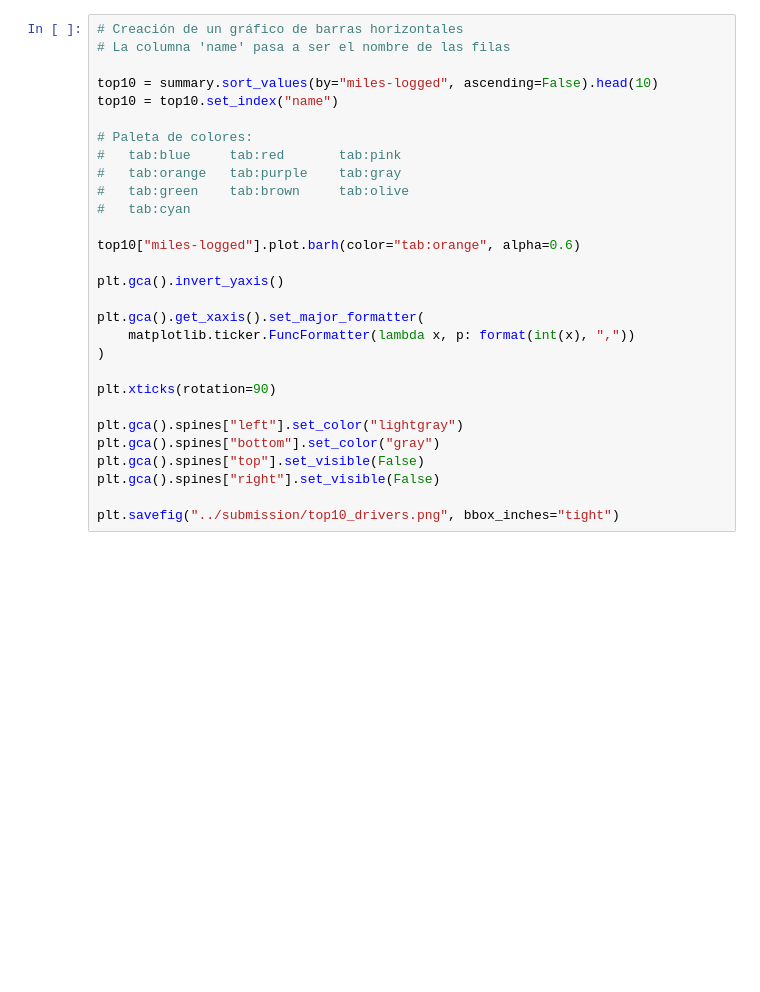
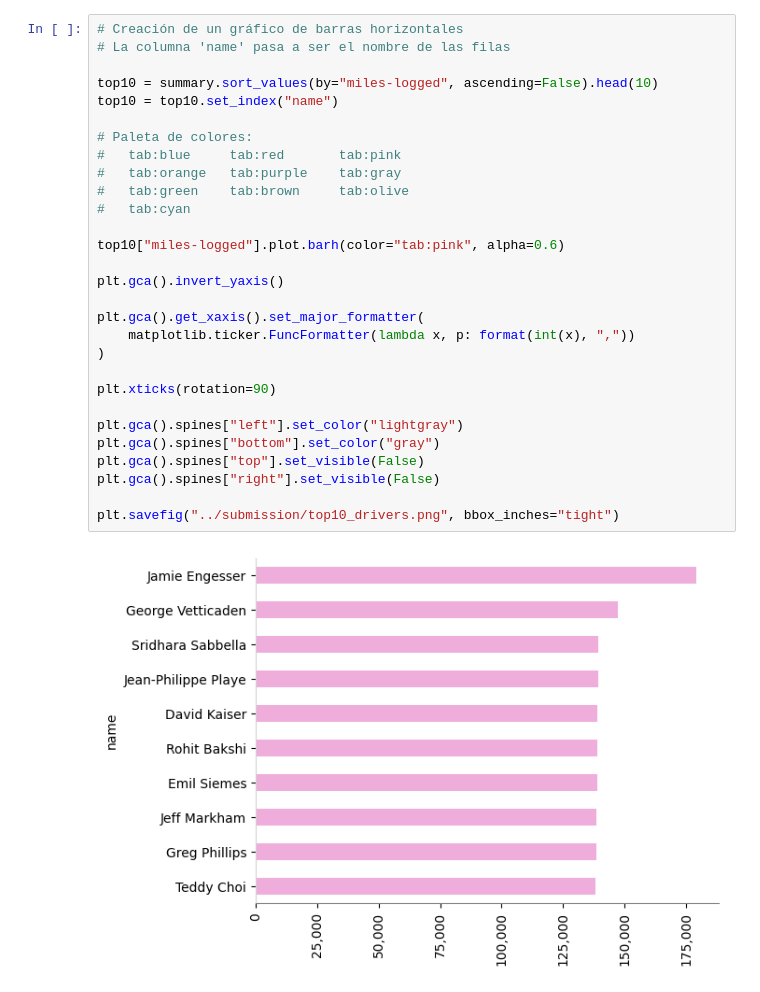
Before and after one commit to 2026-2-fundamentos/std-maria-camila-garcia-restrepo, a Jupyter notebook: P103_drivers_pandas/notebooks/notebook.ipynb, the cells around one changed output. Drawn from its saved outputs; the diff is of its cells as text; blank space fills up the shorter version.

```diff
--- a/P103_drivers_pandas/notebooks/notebook.ipynb
+++ b/P103_drivers_pandas/notebooks/notebook.ipynb
@@ -88,29 +180,31 @@ top10
 # %%
 # Creación de un gráfico de barras horizontales
 # La columna 'name' pasa a ser el nombre de las filas
 
 top10 = summary.sort_values(by="miles-logged", ascending=False).head(10)
 top10 = top10.set_index("name")
 
 # Paleta de colores:
 #   tab:blue     tab:red       tab:pink
 #   tab:orange   tab:purple    tab:gray
 #   tab:green    tab:brown     tab:olive
 #   tab:cyan
 
-top10["miles-logged"].plot.barh(color="tab:orange", alpha=0.6)
+top10["miles-logged"].plot.barh(color="tab:pink", alpha=0.6)
 
 plt.gca().invert_yaxis()
 
 plt.gca().get_xaxis().set_major_formatter(
     matplotlib.ticker.FuncFormatter(lambda x, p: format(int(x), ","))
 )
 
 plt.xticks(rotation=90)
 
 plt.gca().spines["left"].set_color("lightgray")
 plt.gca().spines["bottom"].set_color("gray")
 plt.gca().spines["top"].set_visible(False)
 plt.gca().spines["right"].set_visible(False)
 
 plt.savefig("../submission/top10_drivers.png", bbox_inches="tight")
+# %% [output]
+[figure, added]
```
Also changed, not shown: parts of 8 cells of this notebook, 5 other files.
